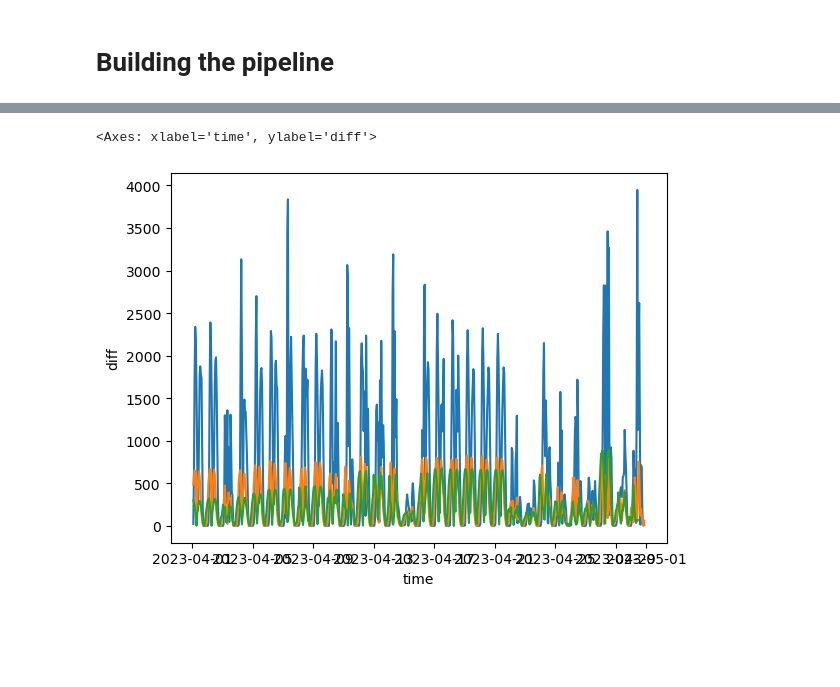
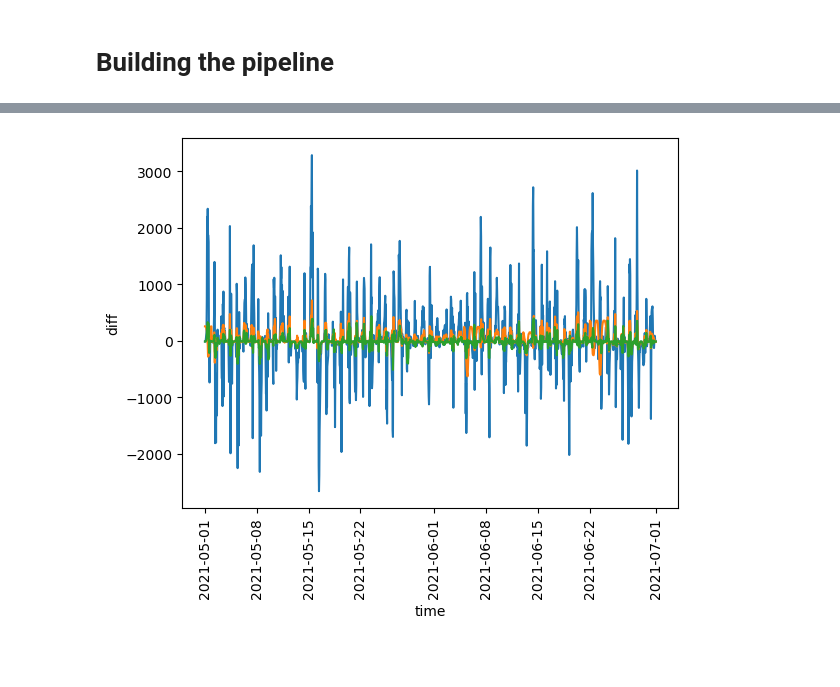
Before and after one commit to CristianoGambirasio/MLProjectNTNU, a Jupyter notebook: NOTEBOOK.ipynb, the cells around one changed output, grey strips where cells are left out. Drawn from its saved outputs; the diff is of its cells as text; code cells hidden in the pictures.

```diff
--- a/NOTEBOOK.ipynb
+++ b/NOTEBOOK.ipynb
@@ -362,15 +487,17 @@ parameters_bayes = {
 }
 
 parameters_grid = {
-    'estimator__n_estimators': [20, 30, 50, 75, 100, 150, 200, 300],
+    'estimator__n_estimators': [20,25,30,35,40,45,50,55,60,65,70,75,100,150,200,250,300],
     # 'estimator__max_depth': list(range(3,14)),
-    # 'estimator__learning_rate': np.arange(0.01, 0.5, 0.01)
+    # 'estimator__learning_rate': [0.3]#np.arange(0.01, 0.2, 0.01)
     # 'estimator__subsample': [0.9,1],
     # 'estimator__colsample_bytree': np.arange(0.3, 1, 0.01),
     # 'estimator__gamma': [0, 0.5, 1, 1.5, 2],
-    # 'estimator__reg_alpha': np.arange(0, 10, 0.2),
-    # 'estimator__reg_lambda': np.arange(0, 10, 0.2),
+    # 'estimator__reg_alpha': np.arange(0, 10, 0.5),
+    # 'estimator__reg_lambda': np.arange(0, 10, 0.5),
     # 'estimator__min_child_weight': np.arange(0.5, 20, 0.5),
+    # 'estimator__n_estimators': [75],
+
 }
 # %%
 from sklearn.model_selection import PredefinedSplit
@@ -392,30 +519,33 @@ pipeline = Pipeline(steps=[
     ('estimator', xgboost.XGBRegressor(
         random_state=42,
         learning_rate=0.1,
-        max_depth=10,
-        reg_alpha=5,
-        reg_lambda=1,
-        n_estimators=75,
+        max_depth=6,
+        reg_alpha=8,
+        reg_lambda=5,
+        n_estimators=45,
+        colsample_bytree=1,
+        min_child_weight=3,
         ))
 ])
 
-# create custom split
-ps = PredefinedSplit(test_fold=train_idx)
+
+
+
 
 # create bayesian search estimator
 m1_BayesCV = BayesSearchCV(
-    pipeline, parameters_bayes, scoring='neg_mean_absolute_error', cv=ps, error_score='raise',n_points=6, n_jobs=-1, verbose=2, n_iter=1080, random_state=42)
+    pipeline, parameters_bayes, scoring='neg_mean_absolute_error', cv=6, error_score='raise',n_points=6, n_jobs=-1, verbose=2, n_iter=1080, random_state=42)
 
 
 m1_GridCV = GridSearchCV(
-    pipeline, parameters_grid, scoring='neg_mean_absolute_error', cv=6, error_score='raise', n_jobs=-1, verbose=2, refit=True)
+    pipeline, parameters_grid, scoring='neg_mean_absolute_error', cv=ps, error_score='raise', n_jobs=-1, verbose=2, refit=True)
 
 # switch between BayesCV and GridCV
 m1_CV = m1_GridCV
 
 # fit the estimator on the data
 #m1_CV.fit(X_o, y_o)
-m1_CV.fit(X_, y_)
+m1_CV.fit(X_train, y_train)
 
 # get best model
 m1 = m1_CV.best_estimator_
@@ -498,14 +611,15 @@ The MAE is much lower than the MAE when uploading the predictions to the competi
 # %%
 # predict on estimated data
-m1_pred = pd.Series(m1.predict(X_e))
+m1_pred = pd.Series(m1.predict(X_test))
 #m1_pred = pd.Series(full_scaler.inverse_transform(m1_pred.values.reshape(-1, 1)).flatten())
 #m1_pred = y_scaler.inverse_transform(m1_pred, X_e['building_id'])
-Xy_e['m1_pred'] = m1_pred
+Xy_test['m1_pred'] = m1_pred
 
 # calculate abs diff
-Xy_e['diff'] = np.abs(Xy_e['pv_measurement'] - Xy_e['m1_pred'])
+Xy_test['abs_diff'] = np.abs(Xy_test['pv_measurement'] - Xy_test['m1_pred'])
+Xy_test['diff'] = (Xy_test['pv_measurement'] - Xy_test['m1_pred'])
 
 # calculate mae
-mae = Xy_e['diff'].mean()
+mae = Xy_test['abs_diff'].mean()
 print('MAE:', mae)
 # %% [output]
@@ -513,6 +632,6 @@ MAE: 380.0700041335164
 # %%
-sns.lineplot(data=Xy_e, x='time', y='diff', hue='building_id', legend=False)
+sns.lineplot(data=Xy_test, x='time', y='diff', hue='building_id', legend=False)
+plt.xticks(rotation=90);
 # %% [output]
-<Axes: xlabel='time', ylabel='diff'>
-[figure, old version]
+[figure, new version]
 # %%
```
Also changed, not shown: parts of 36 cells of this notebook, 2 other files.
